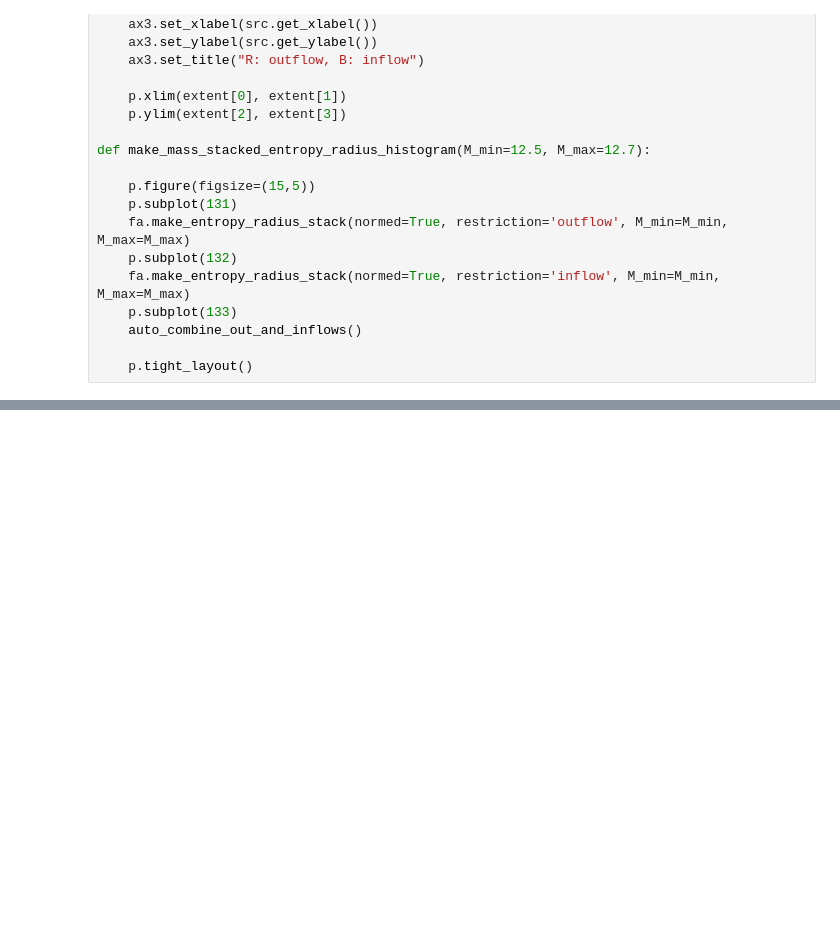
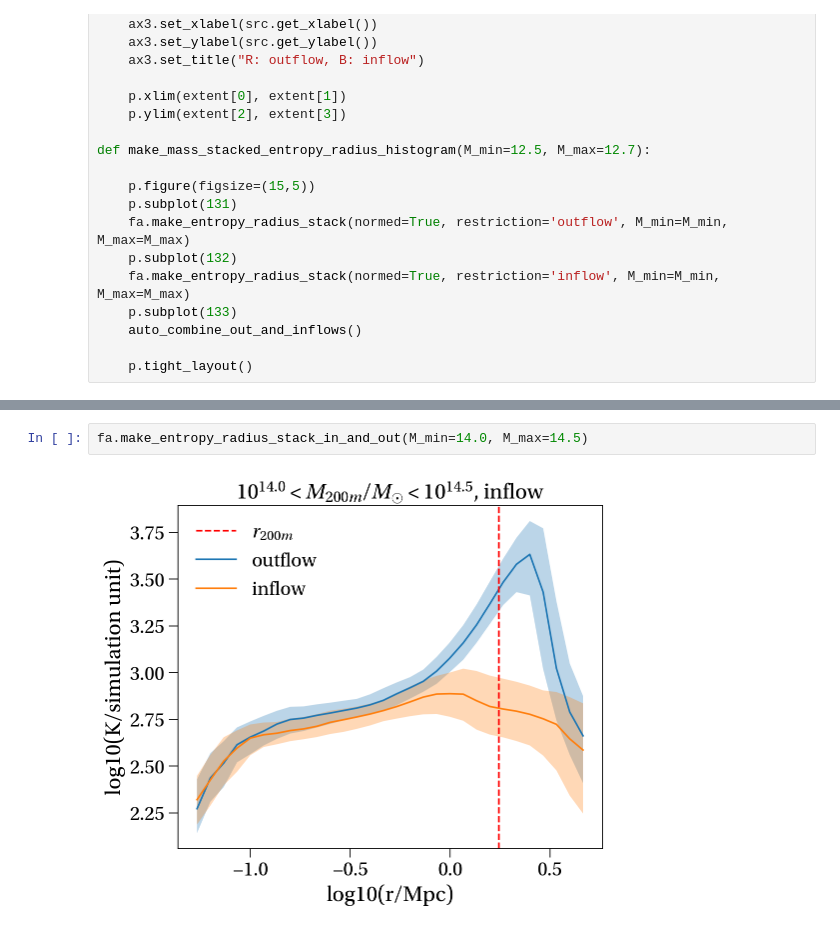
Before and after one commit to apontzen/flamingo_tangos_properties, a Jupyter notebook: entropy-spread-plots.ipynb, the cells around one changed output, grey strips where cells are left out. Saved outputs shown, nothing was run; the diff lists cells and outputs as text; blank space fills up the shorter version.

```diff
--- a/entropy-spread-plots.ipynb
+++ b/entropy-spread-plots.ipynb
@@ -129,0 +127,4 @@ fa.make_entropy_radius_stack_in_and_out(M_min=13.0, M_max=13.5)
+# %%
+fa.make_entropy_radius_stack_in_and_out(M_min=14.0, M_max=14.5)
+# %% [output]
+[figure, added]
```
Also changed, not shown: parts of 10 cells of this notebook, 5 other files.
